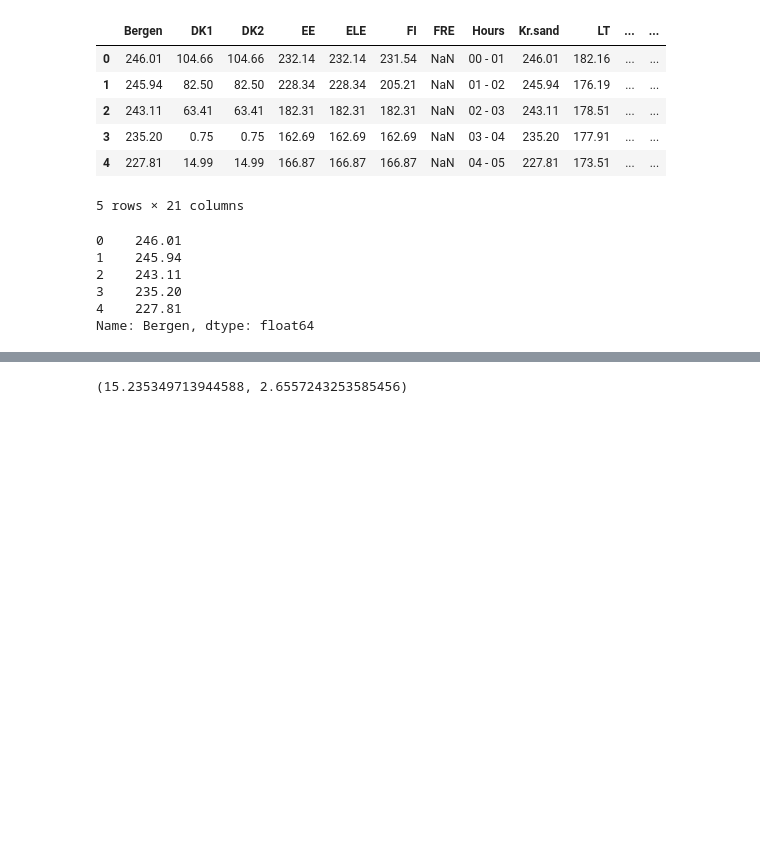
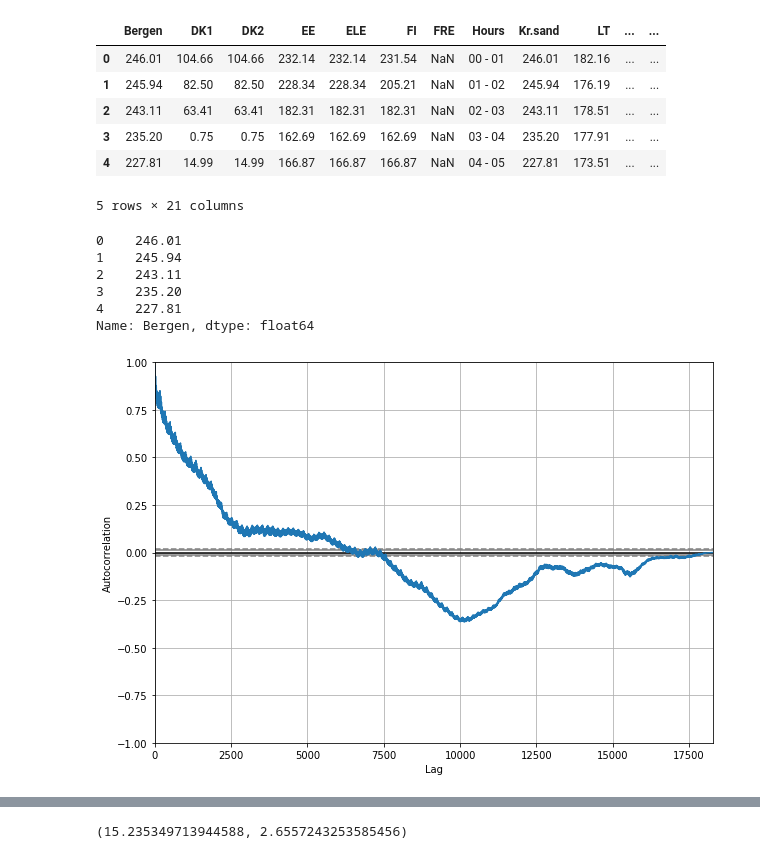
Before and after one commit to matteobonanomi/dsnd-capstone, a Jupyter notebook: notebook/ARIMA.ipynb, the cells around one changed output, grey strips where cells are left out. Drawn from its saved outputs; the diff is of its cells as text; code cells hidden in the pictures; blank space fills up the shorter version.

```diff
--- a/notebook/ARIMA.ipynb
+++ b/notebook/ARIMA.ipynb
@@ -57,5 +58,11 @@ trainset.head()
 3    235.20
 4    227.81
 Name: Bergen, dtype: float64
+# %%
+plt.figure(figsize=(10,7))
+autocorrelation_plot(trainset)
+plt.show()
+# %% [output]
+[figure, added]
 # %%
 # evaluate an ARIMA model for a given order (p,d,q)
```
Also changed, not shown: parts of 5 cells of this notebook.
